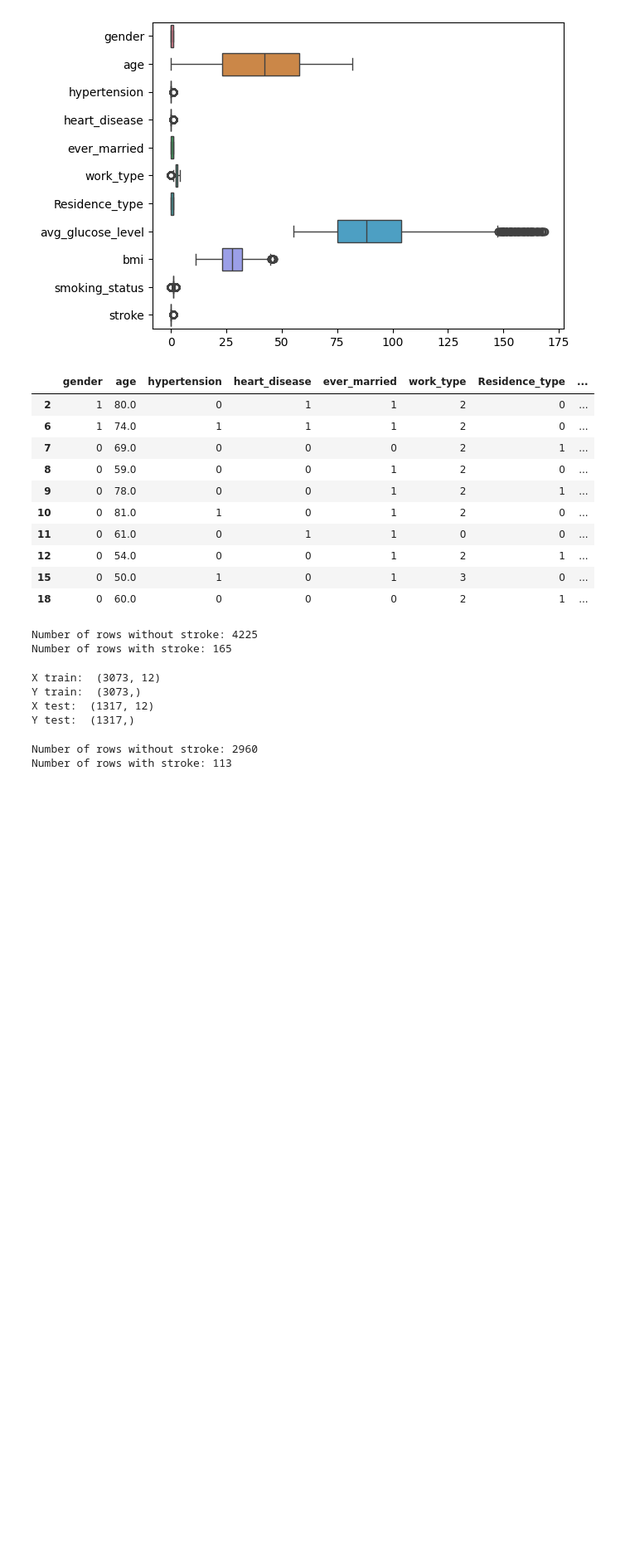
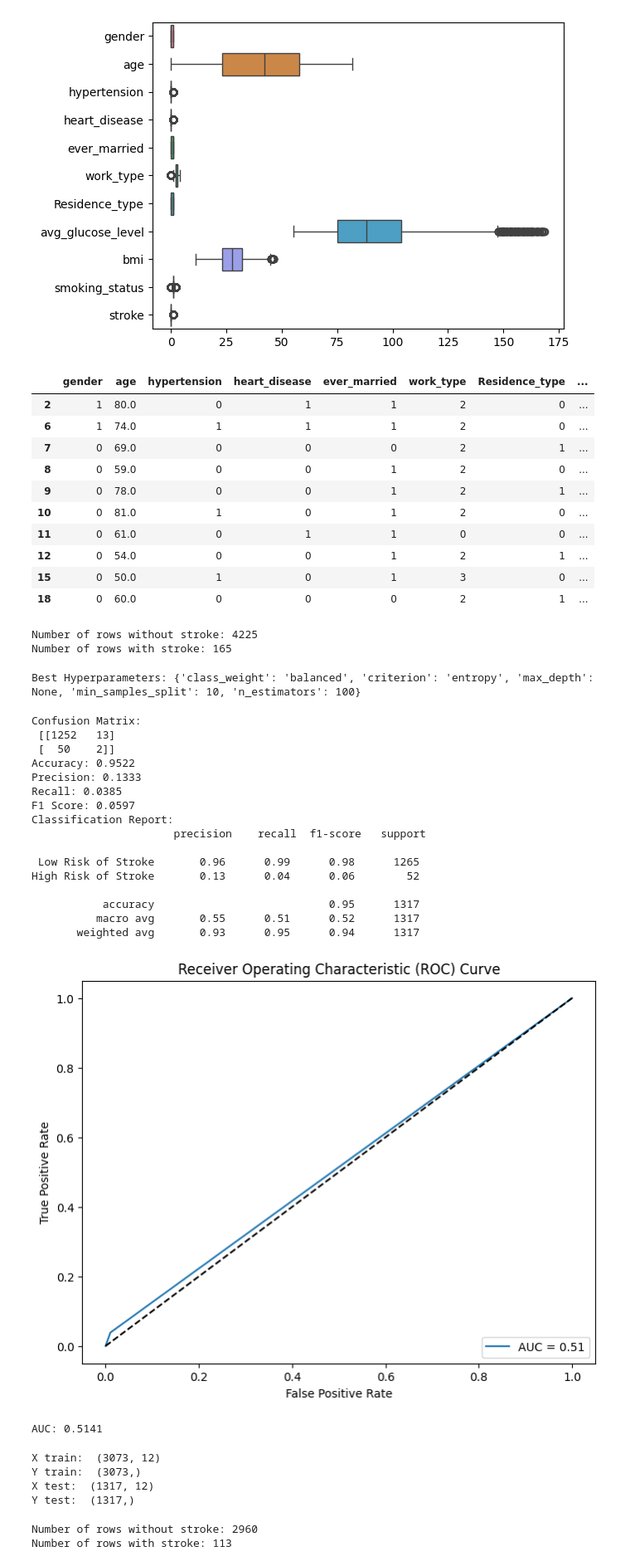
Before and after one commit to WSNekoWay/AI_ALP_Bryan---Hans, a Jupyter notebook: random_forest_stroke.ipynb, the cells around one changed output. Shown: that part at 83% size. Saved outputs shown, nothing was run; the diff lists cells and outputs as text; code cells hidden in the pictures; blank space fills up the shorter version.

```diff
--- a/random_forest_stroke.ipynb
+++ b/random_forest_stroke.ipynb
@@ -268,6 +268,85 @@ X_train, X_test, y_train, y_test = train_test_split(X, y, test_size=0.3, random_
 scaler = StandardScaler()
 X_train[numerical_cols] = scaler.fit_transform(X_train[numerical_cols])
 X_test[numerical_cols] = scaler.transform(X_test[numerical_cols])
+# %%
+best_params = None
+
+param_grid = {
+    'n_estimators': [50, 100, 200],
+    'max_depth': [None, 10, 20],
+    'min_samples_split': [2, 5, 10],
+    'criterion': ['gini', 'entropy'],
+    'class_weight': [None, 'balanced']
+}
+
+model = RandomForestClassifier(random_state=42)
+grid_search = GridSearchCV(estimator=model, param_grid=param_grid, scoring='f1_weighted', cv=10, n_jobs=-1)
+
+grid_search.fit(X_train, y_train)
+
+best_params = grid_search.best_params_
+
+print("Best Hyperparameters:", best_params)
+# %% [output]
+Best Hyperparameters: {'class_weight': 'balanced', 'criterion': 'entropy', 'max_depth': None, 'min_samples_split': 10, 'n_estimators': 100}
+# %%
+final_model = RandomForestClassifier(n_estimators=best_params['n_estimators'], max_depth=best_params['max_depth'], min_samples_split=best_params['min_samples_split'], criterion=best_params['criterion'], class_weight=best_params['class_weight'], random_state=42)
+final_model.fit(X_train, y_train)
+
+y_pred = final_model.predict(X_test)
+
+conf_matrix = confusion_matrix(y_test, y_pred)
+print("Confusion Matrix:\n", conf_matrix)
+
+accuracy = accuracy_score(y_test, y_pred)
+print(f"Accuracy: {accuracy:.4f}")
+
+precision = precision_score(y_test, y_pred)
+print(f"Precision: {precision:.4f}")
+
+recall = recall_score(y_test, y_pred)
+print(f"Recall: {recall:.4f}")
+
+f1 = f1_score(y_test, y_pred)
+print(f"F1 Score: {f1:.4f}")
+
+class_names = ['Low Risk of Stroke', 'High Risk of Stroke']
+
+class_report = classification_report(y_test, y_pred, target_names=class_names)
+print("Classification Report:\n", class_report)
+
+fpr, tpr, thresholds = roc_curve(y_test, y_pred)
+roc_auc = roc_auc_score(y_test, y_pred)
+
+plt.figure(figsize=(8, 6))
+plt.plot(fpr, tpr, label=f'AUC = {roc_auc:.2f}')
+plt.plot([0, 1], [0, 1], 'k--')
+plt.xlabel('False Positive Rate')
+plt.ylabel('True Positive Rate')
+plt.title('Receiver Operating Characteristic (ROC) Curve')
+plt.legend(loc='lower right')
+plt.show()
+
+print(f"AUC: {roc_auc:.4f}")
+# %% [output]
+Confusion Matrix:
+ [[1252   13]
+ [  50    2]]
+Accuracy: 0.9522
+Precision: 0.1333
+Recall: 0.0385
+F1 Score: 0.0597
+Classification Report:
+                      precision    recall  f1-score   support
+
+ Low Risk of Stroke       0.96      0.99      0.98      1265
+High Risk of Stroke       0.13      0.04      0.06        52
+
+           accuracy                           0.95      1317
+          macro avg       0.55      0.51      0.52      1317
+       weighted avg       0.93      0.95      0.94      1317
+[figure, added]
+AUC: 0.5141
 # %%
 print("X train: ", X_train.shape)
 print("Y train: ", y_train.shape)
```
Also changed, not shown: parts of 21 cells of this notebook, 1 other file.
